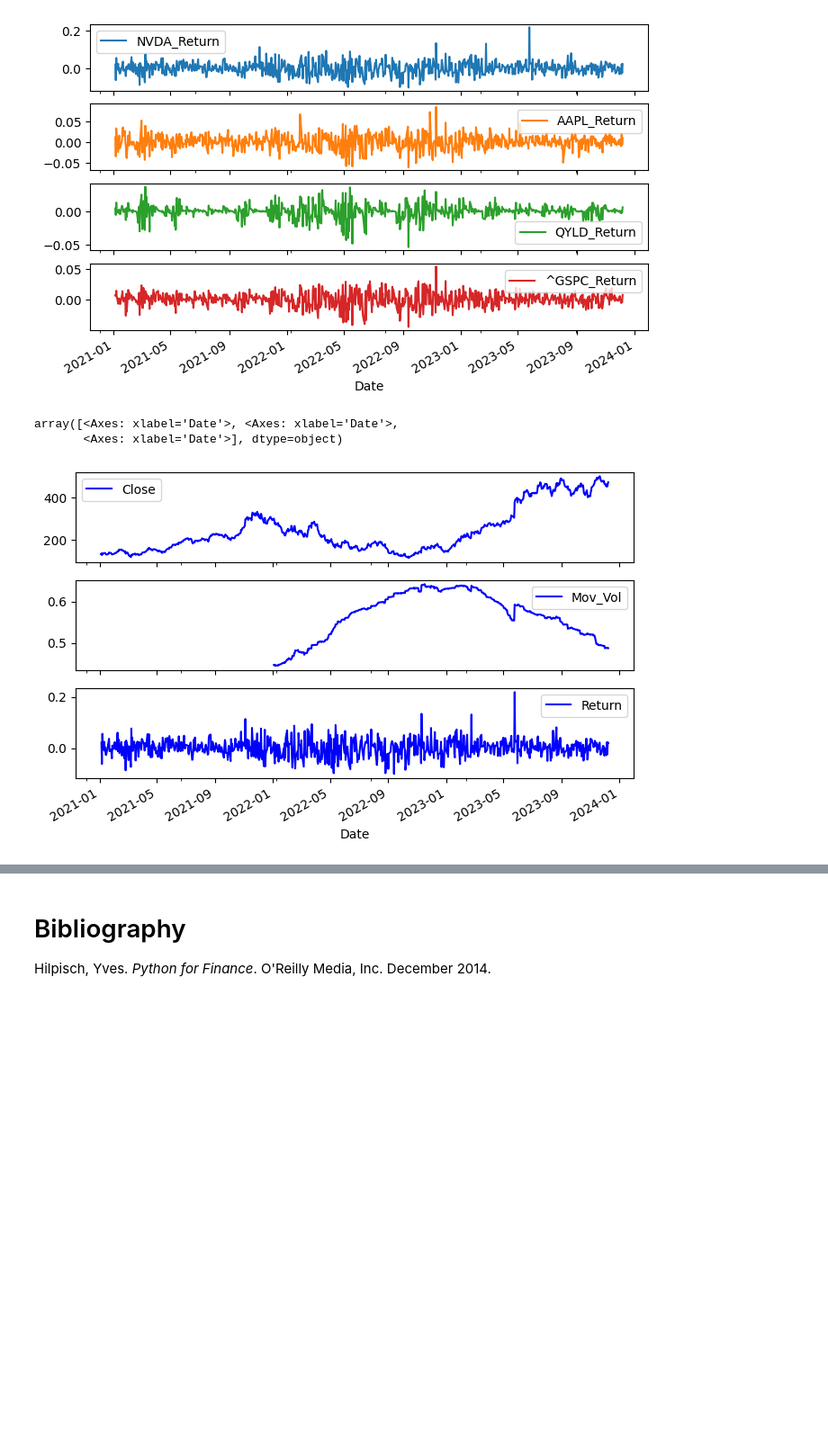
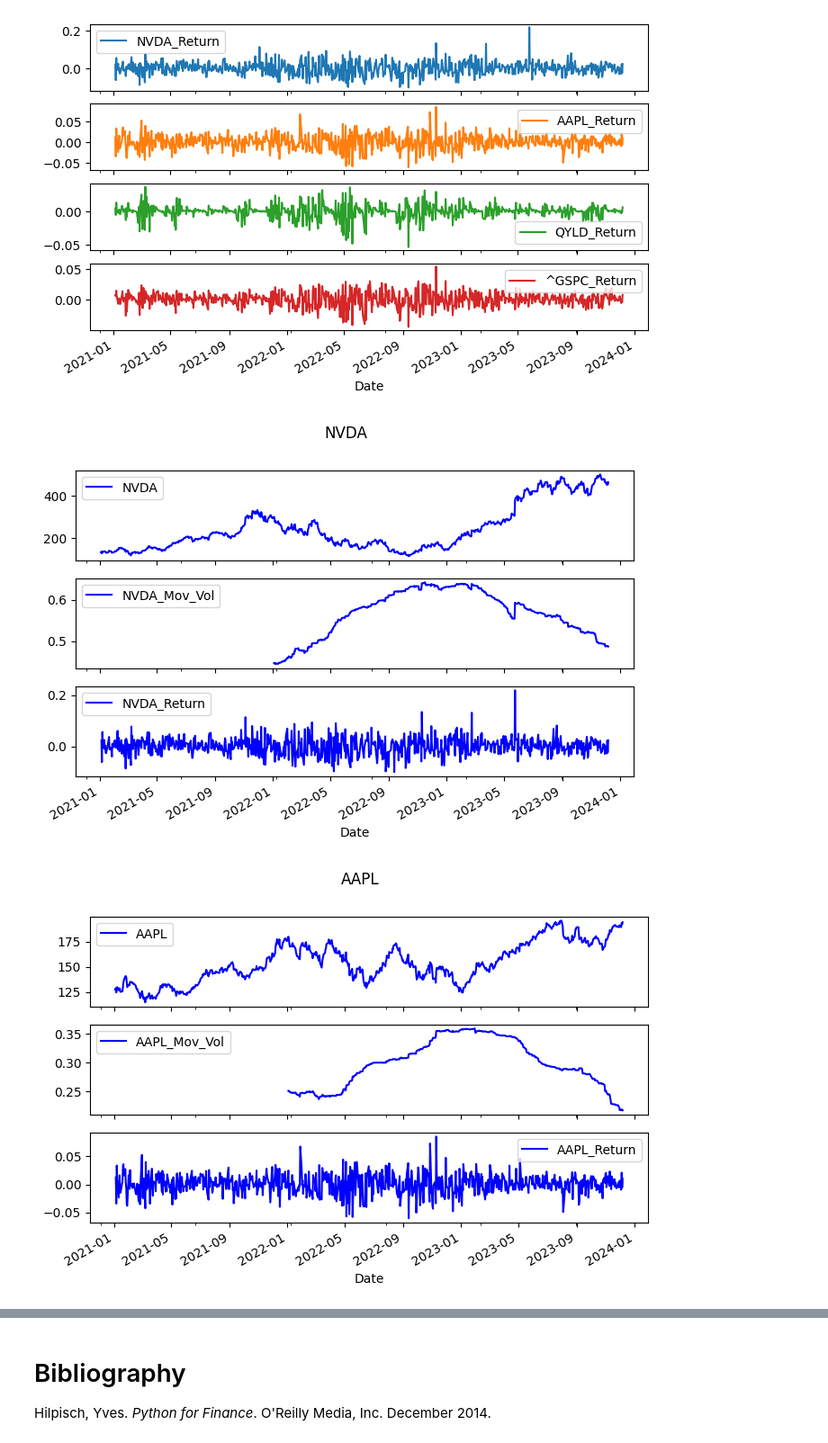
Before and after one commit to casslee1351/Finance-Portfolio, a Jupyter notebook: finance_portfolio.ipynb, the cells around one changed output, grey strips where cells are left out. Shown: that part at 90% size. Saved outputs shown, nothing was run; the diff lists cells and outputs as text; code cells hidden in the pictures; blank space fills up the shorter version.

Commit message:
summarized each stock for EDA

```diff
--- a/finance_portfolio.ipynb
+++ b/finance_portfolio.ipynb
@@ -92,10 +79,12 @@ array([<Axes: xlabel='Date'>, <Axes: xlabel='Date'>,
 # %%
 # moving volatility
-import math
-nvda['Mov_Vol'] = nvda['Return'].rolling(252).std() * math.sqrt(252)
+
+for stock in stocks:
+    stocks_df[stock + '_Mov_Vol'] = stocks_df[stock + '_Return'].rolling(252).std() * math.sqrt(252)
 # %%
-nvda[['Close', 'Mov_Vol', 'Return']].plot(subplots=True, style='b', figsize=(8,5))
+# nvda[['Close', 'Mov_Vol', 'Return']].plot(subplots=True, style='b', figsize=(8,5))
+for stock in stocks:
+    stocks_df[[stock, stock + '_Mov_Vol', stock + '_Return']].plot(subplots=True, style='b', figsize=(8,5), title=stock)
 # %% [output]
-array([<Axes: xlabel='Date'>, <Axes: xlabel='Date'>,
-       <Axes: xlabel='Date'>], dtype=object)
-[figure, old version]
+[figure, new version]
+[figure, added]
```
Also changed, not shown: parts of 7 cells of this notebook.
